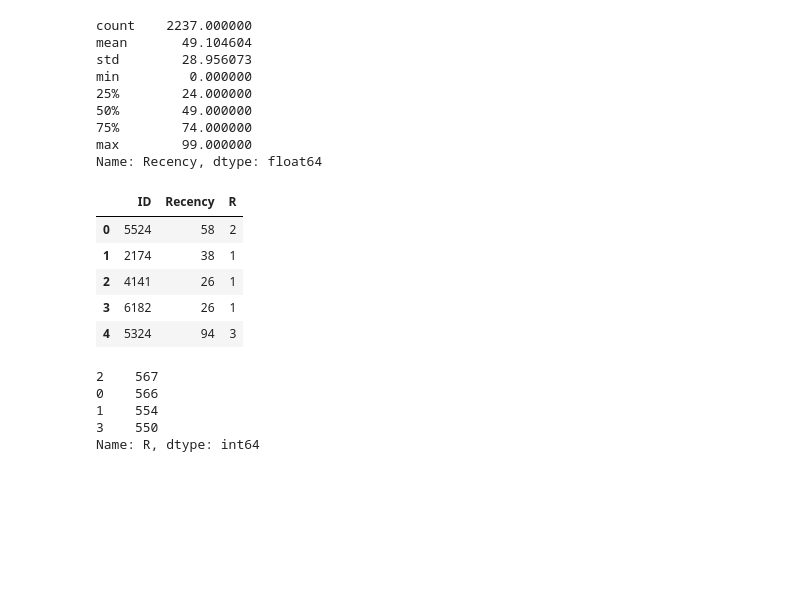
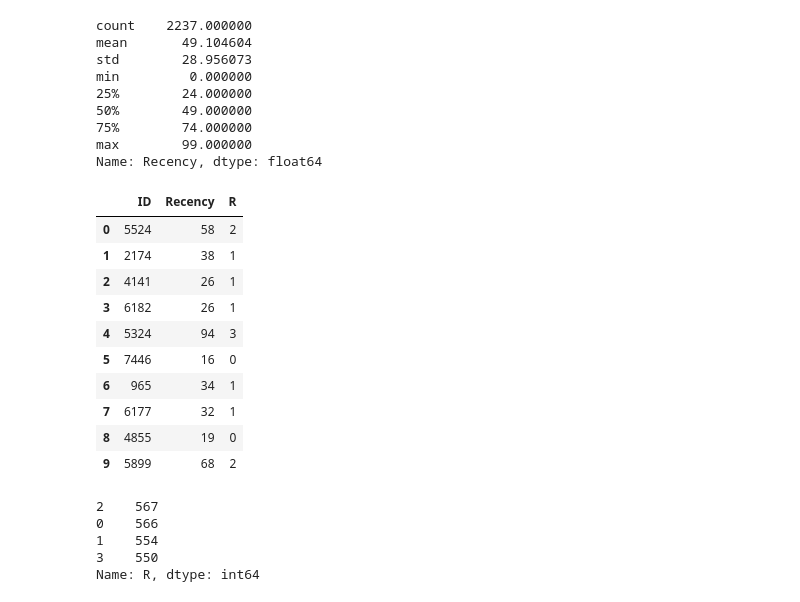
Before and after one commit to jkaikong/Customer_Analysis, a Jupyter notebook: Customer_Analysis.ipynb, the cells around one changed output. Saved outputs shown, nothing was run; the diff lists cells and outputs as text; code cells hidden in the pictures; blank space fills up the shorter version.

```diff
--- a/Customer_Analysis.ipynb
+++ b/Customer_Analysis.ipynb
@@ -426,14 +426,19 @@ r_groups = pd.qcut(df['Recency'], q=4, labels=r_labels)
 # %%
 df = df.assign(R = r_groups.values)
 # %%
-df[['ID','Recency', 'R']].head()
+df[['ID','Recency', 'R']].head(10)
 # %% [output]
 |  | ID | Recency | R |
 | 0 | 5524 | 58 | 2 |
 | 1 | 2174 | 38 | 1 |
 | 2 | 4141 | 26 | 1 |
 | 3 | 6182 | 26 | 1 |
 | 4 | 5324 | 94 | 3 |
+| 5 | 7446 | 16 | 0 |
+| 6 | 965 | 34 | 1 |
+| 7 | 6177 | 32 | 1 |
+| 8 | 4855 | 19 | 0 |
+| 9 | 5899 | 68 | 2 |
 # %%
 df.R.value_counts()
 # %% [output]
```
Also changed, not shown: parts of 1 cell of this notebook.
